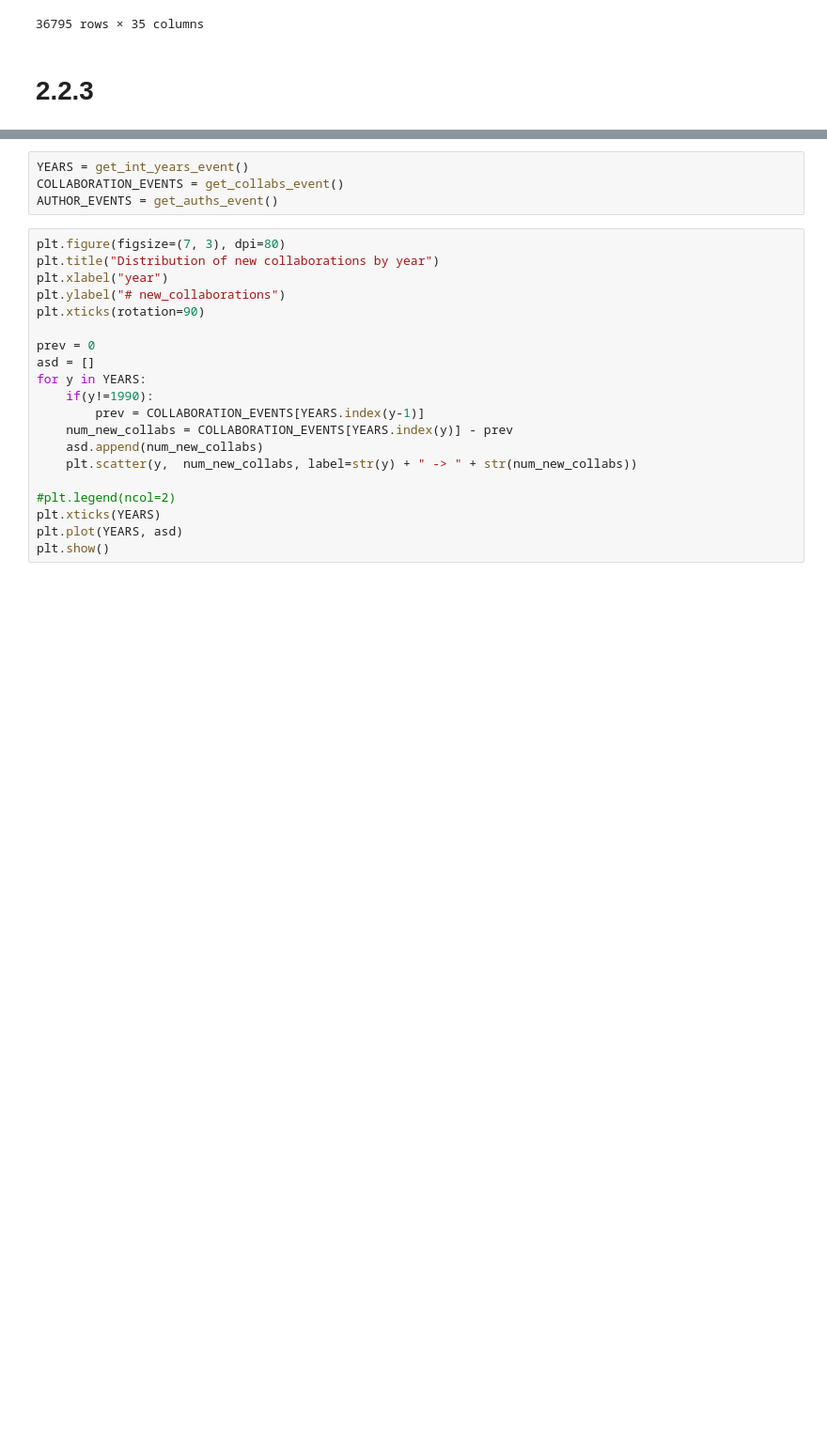
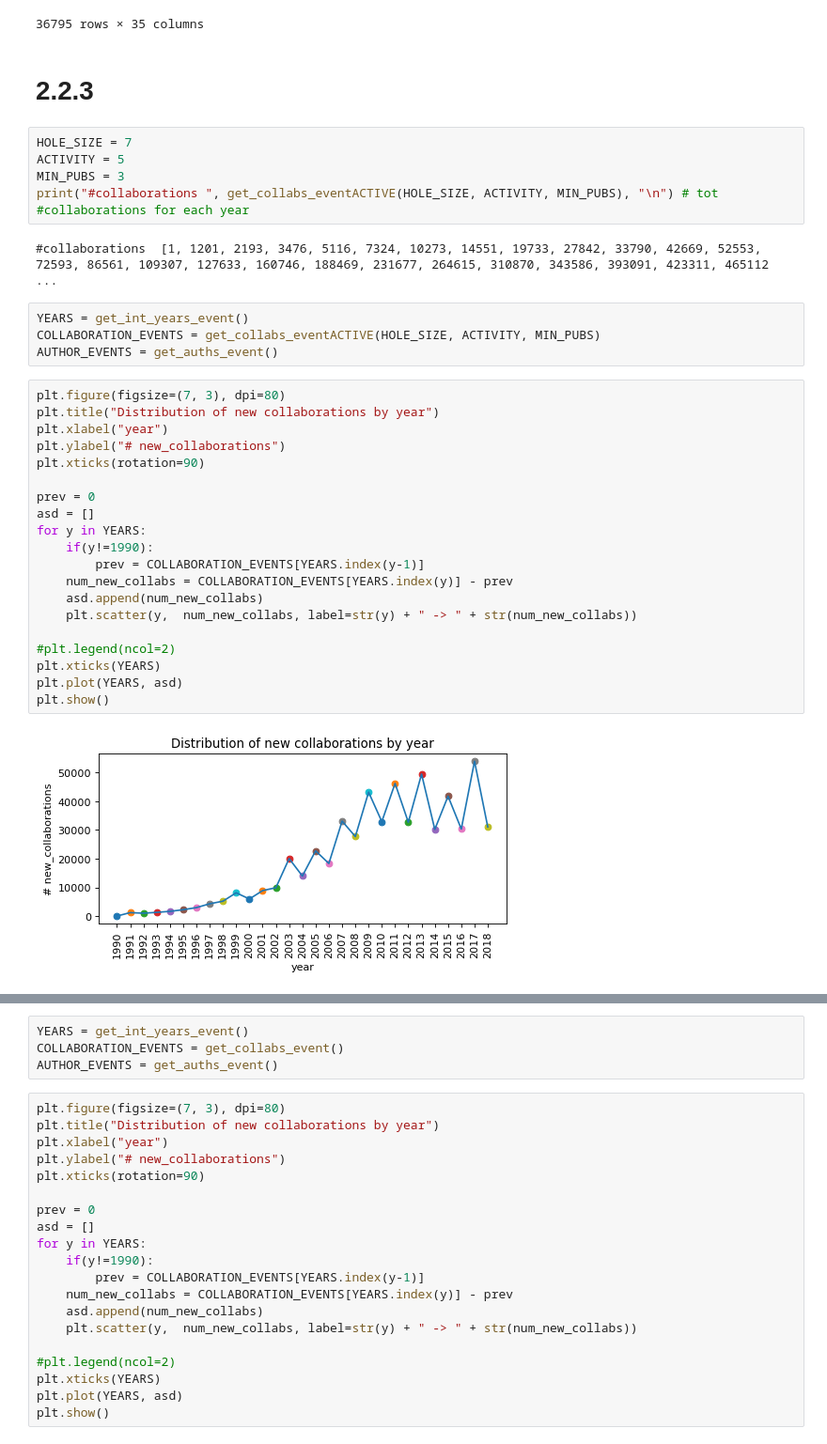
Before and after one commit to LeonardoSer/INRIA_Internship, a Jupyter notebook: 00_quick_references/15_report_screen.ipynb, the cells around one changed output, grey strips where cells are left out. Shown at 94% size. Drawn from its saved outputs; the diff is of its cells as text; blank space fills up the shorter version.

```diff
--- a/00_quick_references/15_report_screen.ipynb
+++ b/00_quick_references/15_report_screen.ipynb
@@ -87,5 +87,38 @@ get_all_collabs_by_hole_size(7, 5, 3)
 36795 rows × 35 columns
 # %% [markdown]
 # 2.2.3
+# %%
+HOLE_SIZE = 7
+ACTIVITY = 5
+MIN_PUBS = 3
+print("#collaborations ", get_collabs_eventACTIVE(HOLE_SIZE, ACTIVITY, MIN_PUBS), "\n") # tot #collaborations for each year
+# %% [output]
+#collaborations  [1, 1201, 2193, 3476, 5116, 7324, 10273, 14551, 19733, 27842, 33790, 42669, 52553, 72593, 86561, 109307, 127633, 160746, 188469, 231677, 264615, 310870, 343586, 393091, 423311, 465112 ...
+# %%
+YEARS = get_int_years_event()
+COLLABORATION_EVENTS = get_collabs_eventACTIVE(HOLE_SIZE, ACTIVITY, MIN_PUBS)
+AUTHOR_EVENTS = get_auths_event()
+# %%
+plt.figure(figsize=(7, 3), dpi=80)
+plt.title("Distribution of new collaborations by year")
+plt.xlabel("year")
+plt.ylabel("# new_collaborations")
+plt.xticks(rotation=90)
+
+prev = 0
+asd = []
+for y in YEARS:
+    if(y!=1990):
+        prev = COLLABORATION_EVENTS[YEARS.index(y-1)]
+    num_new_collabs = COLLABORATION_EVENTS[YEARS.index(y)] - prev
+    asd.append(num_new_collabs)
+    plt.scatter(y,  num_new_collabs, label=str(y) + " -> " + str(num_new_collabs))
+
+#plt.legend(ncol=2)
+plt.xticks(YEARS)
+plt.plot(YEARS, asd)
+plt.show()
+# %% [output]
+[figure, added]
 # %%
 print("#collaborations ", get_collabs_event(), "\n") # tot #collaborations for each year
```
Also changed, not shown: parts of 1 cell of this notebook, 8 other files.
